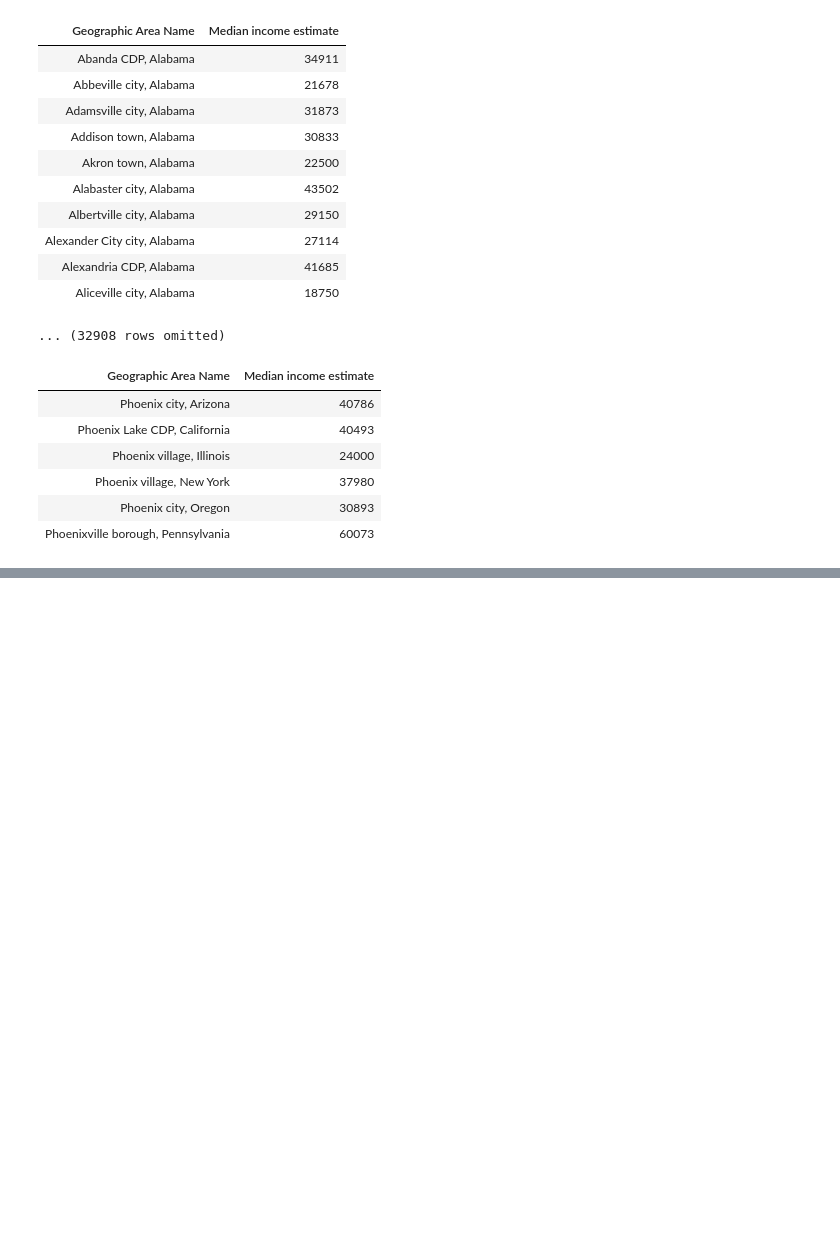
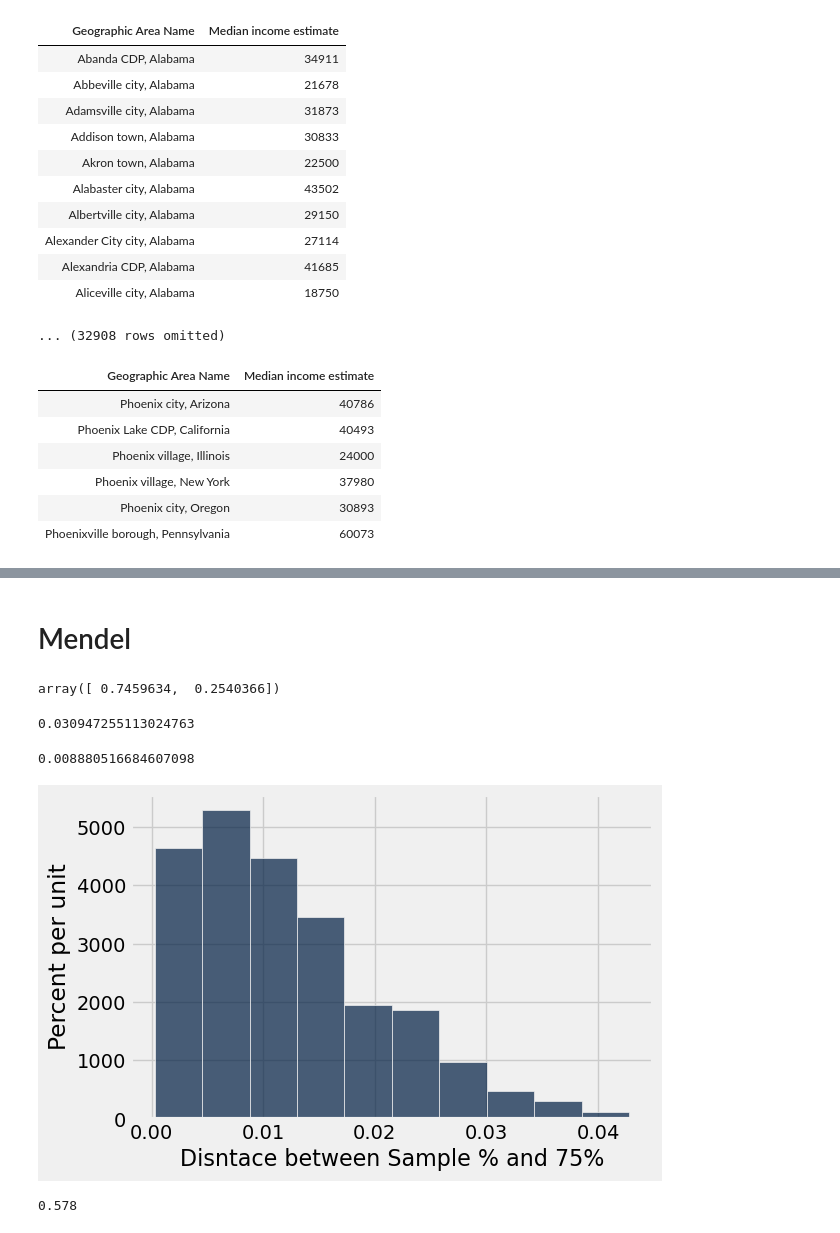
Before and after one commit to lawtonsclass/f25-code-from-class, a Jupyter notebook: data8/final-review.ipynb, the cells around one changed output, grey strips where cells are left out. Cells and saved outputs as stored; diff of their text form; code cells hidden in the pictures; blank space fills up the shorter version.

```diff
--- a/data8/final-review.ipynb
+++ b/data8/final-review.ipynb
@@ -213,0 +286,37 @@ income.where(0, are.containing('Phoenix'))
+# %% [markdown]
+# Mendel
+# %%
+mendel_proportions = make_array(0.75, 0.25)
+mendel_proportions_purple = mendel_proportions.item(0)
+
+sample_proportions(929, mendel_proportions)
+# %% [output]
+array([ 0.7459634,  0.2540366])
+# %%
+def one_simulated_distance():
+    sample_proportion_purple = sample_proportions(929, mendel_proportions).item(0)
+    return abs(sample_proportion_purple - mendel_proportions_purple)
+# %%
+one_simulated_distance()
+# %% [output]
+0.030947255113024763
+# %%
+observed_distance = (705 / 929) - 0.75
+observed_distance
+# %% [output]
+0.008880516684607098
+# %%
+repetitions = 1000
+distances = make_array()
+for i in np.arange(repetitions):
+    distances = np.append(distances, one_simulated_distance())
+# %%
+Table().with_column(
+    'Disntace between Sample % and 75%', distances
+).hist()
+# %% [output]
+[figure, added]
+# %%
+np.count_nonzero(distances >= observed_distance) / repetitions
+# %% [output]
+0.578
```
Also changed, not shown: parts of 17 cells of this notebook.
